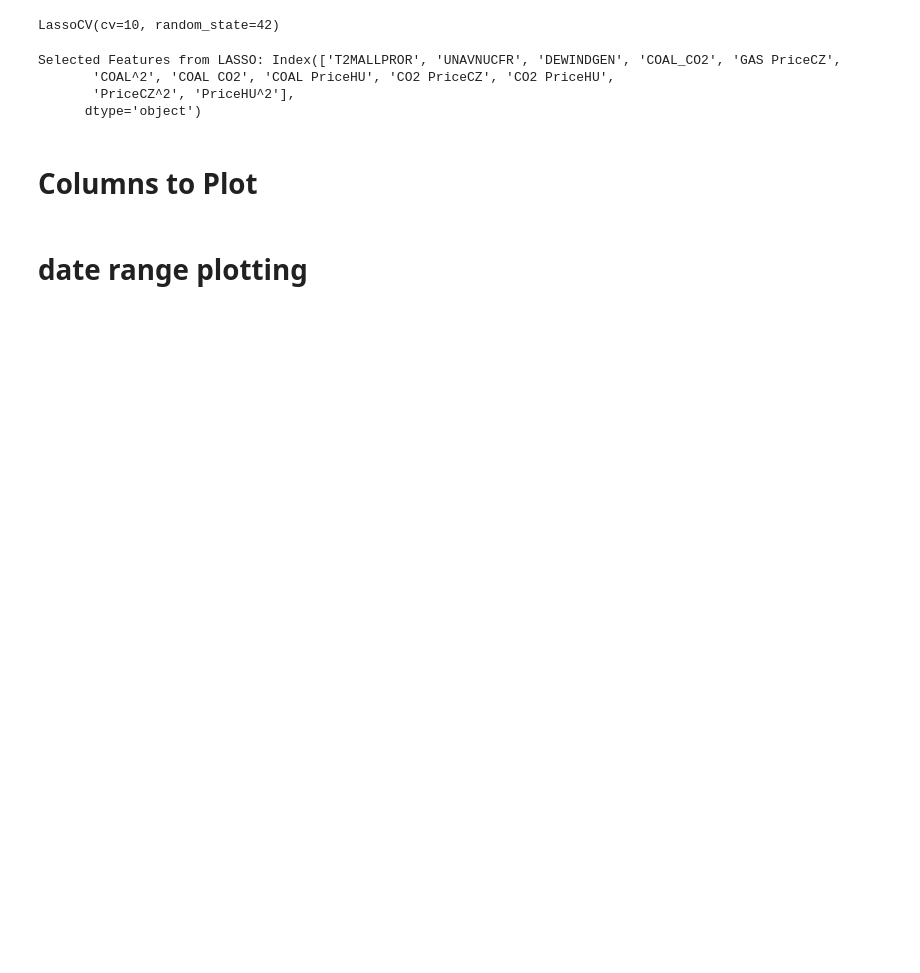
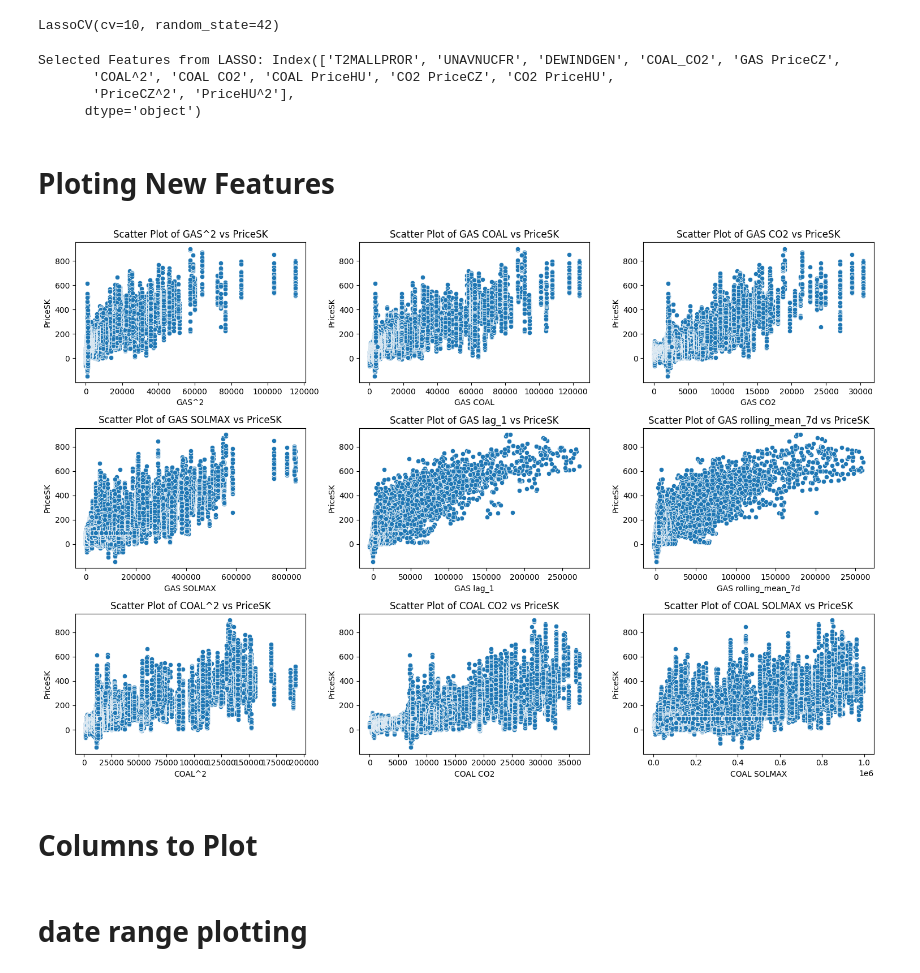
Before and after one commit to venture-data/lstm-example, a Jupyter notebook: ploting_data_features.ipynb, the cells around one changed output. Saved outputs shown, nothing was run; the diff lists cells and outputs as text; code cells hidden in the pictures; blank space fills up the shorter version.

```diff
--- a/ploting_data_features.ipynb
+++ b/ploting_data_features.ipynb
@@ -141,0 +146,4 @@ Name: MI Scores, dtype: float64
+# %%
+# Retain top N features based on MI scores
+top_features = mi_scores[mi_scores > 0.5].index  # For example, keep features with MI score > 0.5
+X_filtered = X[top_features]
@@ -141,0 +287,6 @@ Name: MI Scores, dtype: float64
+# %%
+# Drop rows with any remaining NaN values
+data = data.dropna()
+
+# Check if all NaN values are handled
+print("Number of NaN values after dropping:\n", data.isna().sum())
@@ -176,6 +475,24 @@ Selected Features from LASSO: Index(['T2MALLPROR', 'UNAVNUCFR', 'DEWINDGEN', 'CO
        'COAL^2', 'COAL CO2', 'COAL PriceHU', 'CO2 PriceCZ', 'CO2 PriceHU',
        'PriceCZ^2', 'PriceHU^2'],
       dtype='object')
+# %% [markdown]
+# Ploting New Features
+# %%
+# Filter out valid polynomial feature names that are 1-dimensional
+valid_features = [feature for feature in poly_feature_names if data[feature].ndim == 1]
+
+# Plot some of the new polynomial features against the target variable
+plt.figure(figsize=(15, 10))
+
+for i, feature in enumerate(valid_features[:9], 1):  # Limiting to the first 9 features for a 3x3 grid
+    plt.subplot(3, 3, i)
+    sns.scatterplot(x=data[feature], y=data['PriceSK'])
+    plt.title(f'Scatter Plot of {feature} vs PriceSK')
+
+plt.tight_layout()
+plt.show()
+# %% [output]
+[figure, added]
 # %% [markdown]
 # Columns to Plot
 # %%
```
Also changed, not shown: parts of 32 cells of this notebook, 1 other file.
